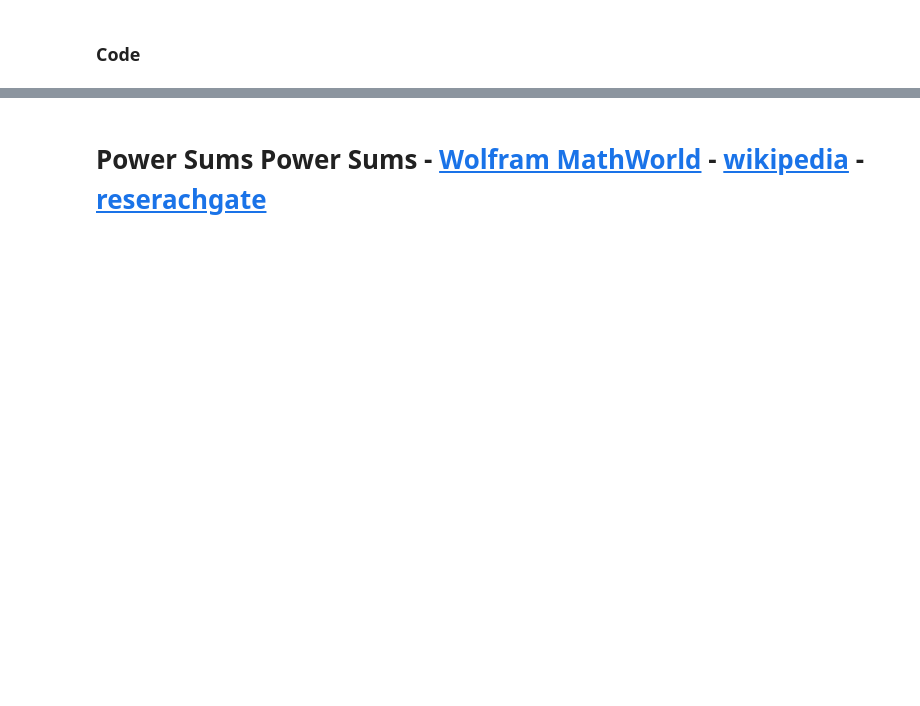
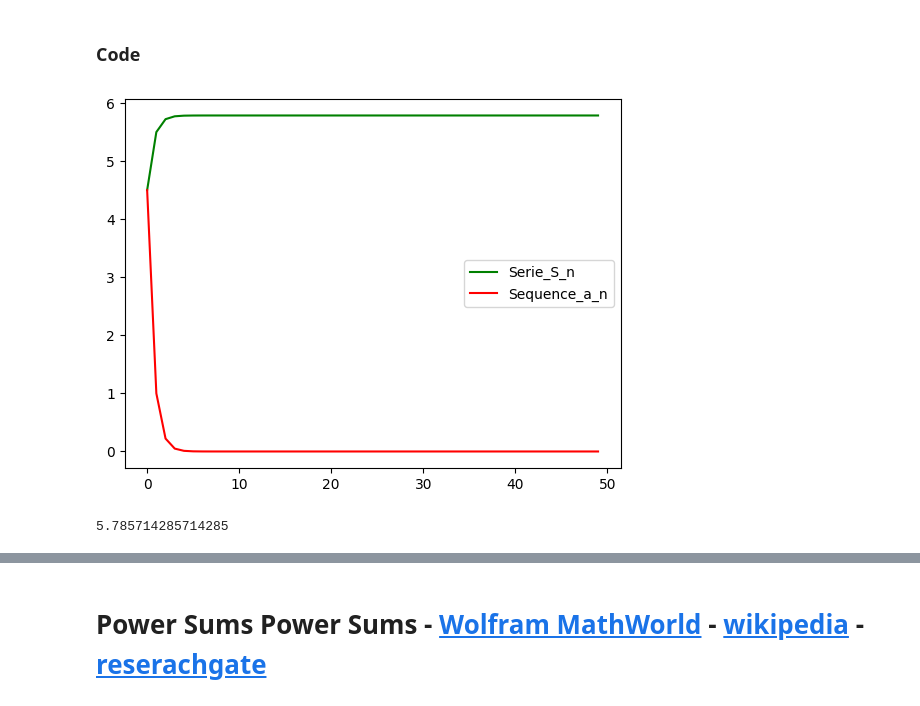
Before and after one commit to JuanLara18/AlgorithmsUN2023I, a Jupyter notebook: Lab5/jlaraGroup15ArithmeticSeriesGeometricSeriesPowerSums.ipynb, the cells around one changed output, grey strips where cells are left out. Drawn from its saved outputs; the diff is of its cells as text; code cells hidden in the pictures; blank space fills up the shorter version.

```diff
--- a/Lab5/jlaraGroup15ArithmeticSeriesGeometricSeriesPowerSums.ipynb
+++ b/Lab5/jlaraGroup15ArithmeticSeriesGeometricSeriesPowerSums.ipynb
@@ -363,3 +217,22 @@ $$
 $$
 # %% [markdown]
 ### Code
+# %%
+import matplotlib.pyplot as plt
+
+r = 2/9
+k = 50
+
+Sequence_a_n = [r**(i-1) for i in range(k)]
+Serie_S_n = [sum(Sequence_a_n[:i]) for i in range(1, k+1)]
+
+plt.plot(Serie_S_n, color='green', label='Serie_S_n')
+plt.plot(Sequence_a_n, color='red', label='Sequence_a_n')
+plt.legend()
+plt.show()
+
+S_n = Serie_S_n[-1]
+print(S_n)
+# %% [output]
+[figure, added]
+5.785714285714285
```
Also changed, not shown: parts of 44 cells of this notebook.
